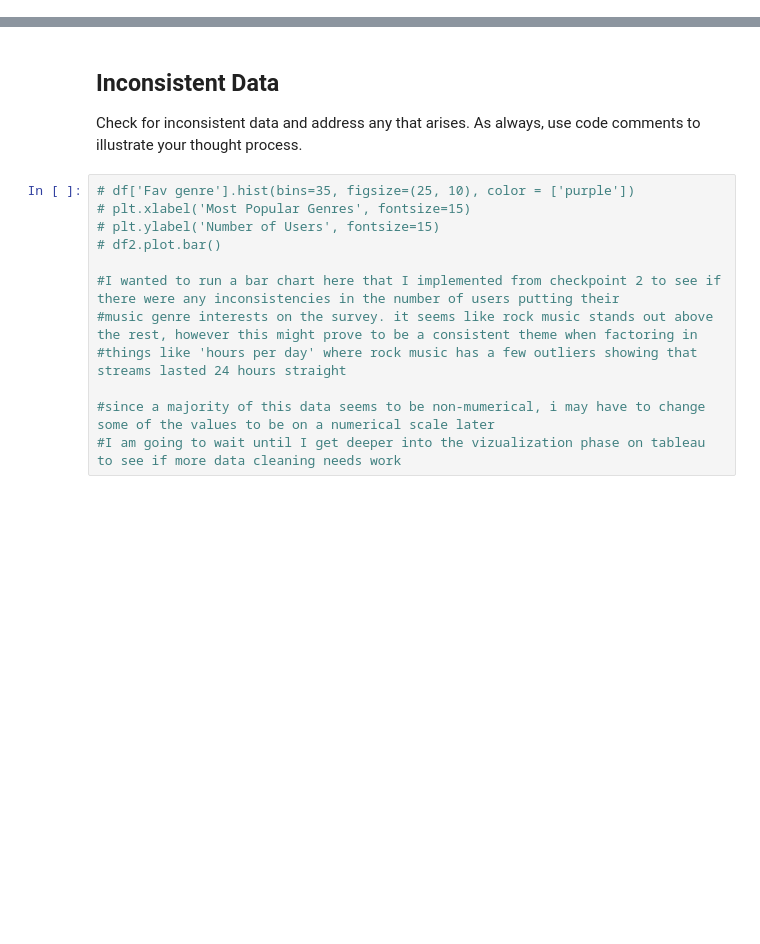
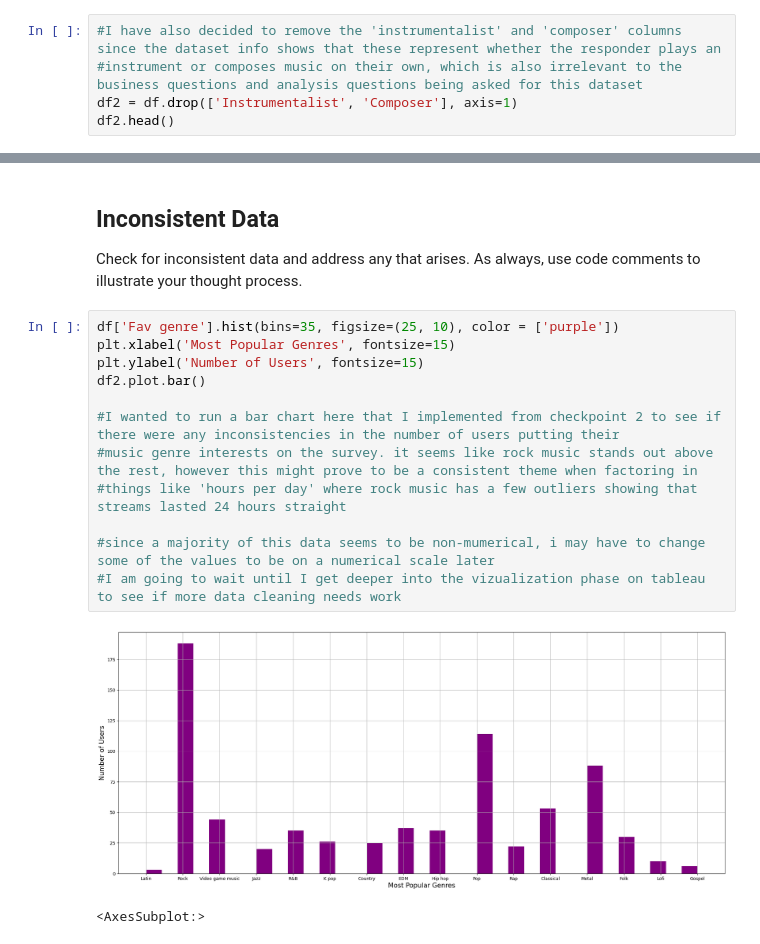
Before and after one commit to dbrazi/cleaning-data-checkpoint, a Jupyter notebook: checkpoint-three.ipynb, the cells around one changed output, grey strips where cells are left out. Saved outputs shown, nothing was run; the diff lists cells and outputs as text; blank space fills up the shorter version.

```diff
--- a/checkpoint-three.ipynb
+++ b/checkpoint-three.ipynb
@@ -132,0 +175,5 @@ Look for the different types of unnecessary data in your dataset and address it
+# %%
+#I have also decided to remove the 'instrumentalist' and 'composer' columns since the dataset info shows that these represent whether the responder plays an
+#instrument or composes music on their own, which is also irrelevant to the business questions and analysis questions being asked for this dataset
+df2 = df.drop(['Instrumentalist', 'Composer'], axis=1)
+df2.head()
@@ -135,17 +190,20 @@ Look for the different types of unnecessary data in your dataset and address it
 
 Check for inconsistent data and address any that arises. As always, use code comments to illustrate your thought process.
 # %%
-# df['Fav genre'].hist(bins=35, figsize=(25, 10), color = ['purple'])
-# plt.xlabel('Most Popular Genres', fontsize=15)
-# plt.ylabel('Number of Users', fontsize=15)
-# df2.plot.bar()
+df['Fav genre'].hist(bins=35, figsize=(25, 10), color = ['purple'])
+plt.xlabel('Most Popular Genres', fontsize=15)
+plt.ylabel('Number of Users', fontsize=15)
+df2.plot.bar()
 
 #I wanted to run a bar chart here that I implemented from checkpoint 2 to see if there were any inconsistencies in the number of users putting their
 #music genre interests on the survey. it seems like rock music stands out above the rest, however this might prove to be a consistent theme when factoring in
 #things like 'hours per day' where rock music has a few outliers showing that streams lasted 24 hours straight
 
 #since a majority of this data seems to be non-mumerical, i may have to change some of the values to be on a numerical scale later
 #I am going to wait until I get deeper into the vizualization phase on tableau to see if more data cleaning needs work
+# %% [output]
+[figure, added]
+<AxesSubplot:>
 # %% [markdown]
 ## Summarize Your Results
 
```
Also changed, not shown: parts of 13 cells of this notebook.
